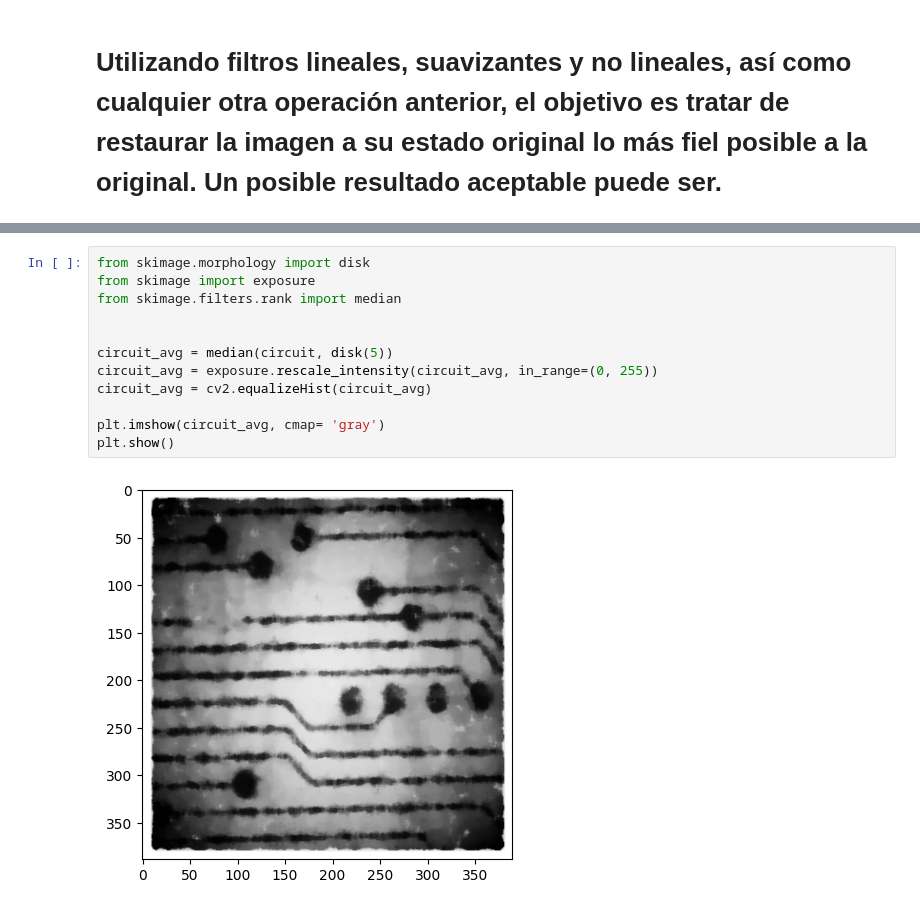
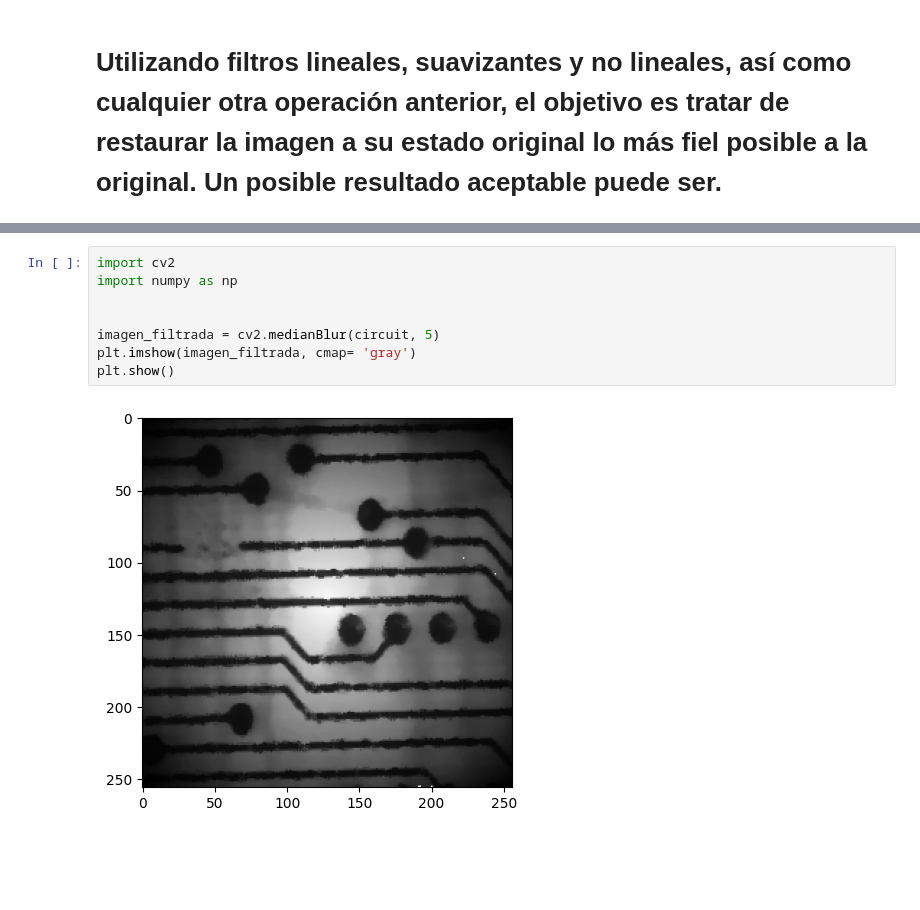
Before and after one commit to pukinidev/TalleresImagenes, a Jupyter notebook: Taller4/4. Ejercicio de síntesis taller 4.ipynb, the cells around one changed output, grey strips where cells are left out. Cells and saved outputs as stored; diff of their text form; blank space fills up the shorter version.

```diff
--- a/Taller4/4. Ejercicio de síntesis taller 4.ipynb
+++ b/Taller4/4. Ejercicio de síntesis taller 4.ipynb
@@ -25,14 +25,10 @@ plt.show()
-# %%
-from skimage.morphology import disk
-from skimage import exposure
-from skimage.filters.rank import median
-
-
-circuit_avg = median(circuit, disk(5))
-circuit_avg = exposure.rescale_intensity(circuit_avg, in_range=(0, 255))
-circuit_avg = cv2.equalizeHist(circuit_avg)
-
-plt.imshow(circuit_avg, cmap= 'gray')
-plt.show()
-# %% [output]
-[figure, removed]
+# %%
+import cv2
+import numpy as np
+
+
+imagen_filtrada = cv2.medianBlur(circuit, 5)
+plt.imshow(imagen_filtrada, cmap= 'gray')
+plt.show()
+# %% [output]
+[figure, added]
```
Also changed, not shown: parts of 6 cells of this notebook, 1 other file.
